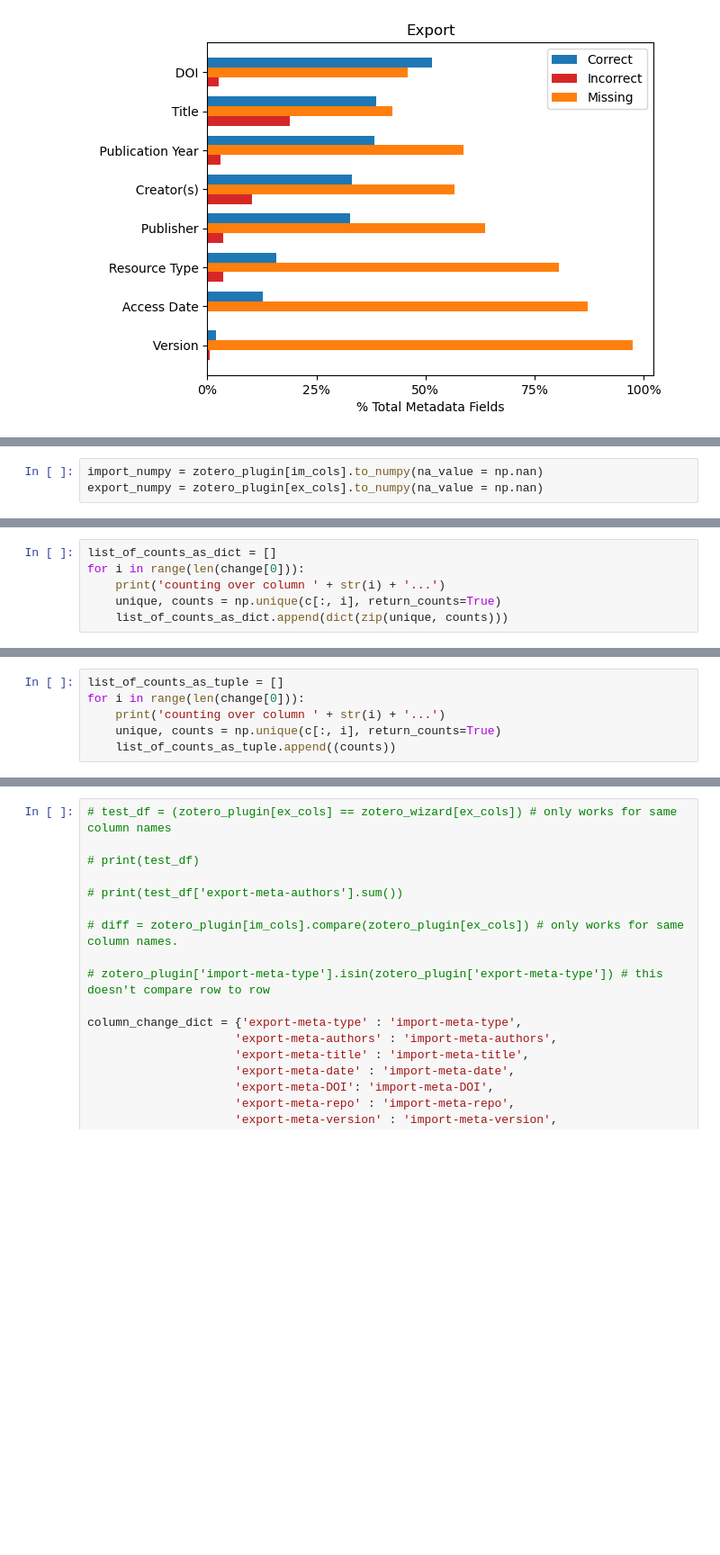
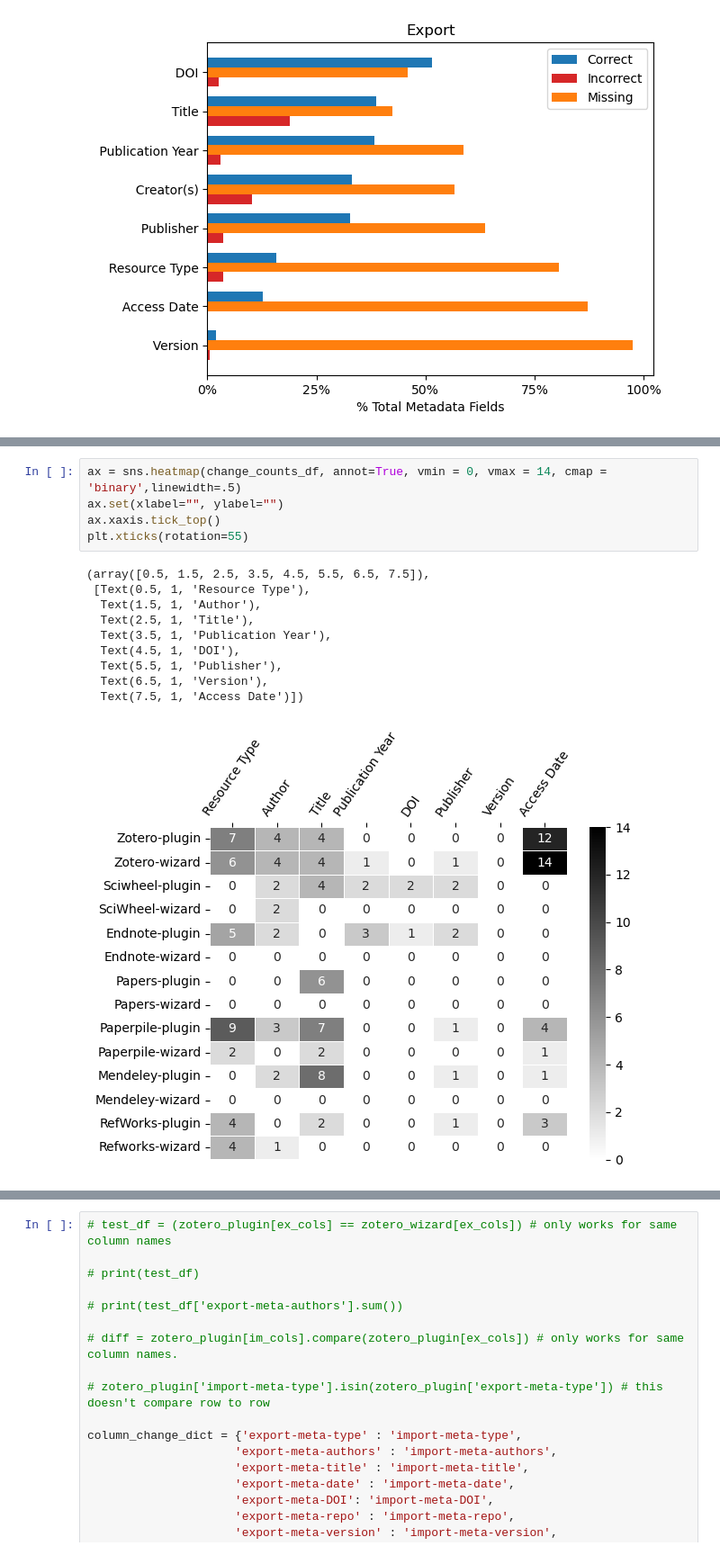
Before and after one commit to kvrouwenvelder/reference-manager-analysis, a Jupyter notebook: reference-manager-citations-ESIP.ipynb, the cells around one changed output, grey strips where cells are left out. Shown at 90% size. Drawn from its saved outputs; the diff is of its cells as text; blank space fills up the shorter version.

Commit message:
added working heatmap counting 0 to 1, NaN and 1 to 1, NaN for import/export comparison of ref mans

```diff
--- a/reference-manager-citations-ESIP.ipynb
+++ b/reference-manager-citations-ESIP.ipynb
@@ -796,3 +776,0 @@ numpy.float64
-# %%
-import_numpy = zotero_plugin[im_cols].to_numpy(na_value = np.nan)
-export_numpy = zotero_plugin[ex_cols].to_numpy(na_value = np.nan)
@@ -822,6 +776,0 @@ len(change[0])
-# %%
-list_of_counts_as_dict = []
-for i in range(len(change[0])):
-    print('counting over column ' + str(i) + '...')
-    unique, counts = np.unique(c[:, i], return_counts=True)
-    list_of_counts_as_dict.append(dict(zip(unique, counts)))
@@ -848,6 +776,0 @@ list_of_counts_as_dict
-# %%
-list_of_counts_as_tuple = []
-for i in range(len(change[0])):
-    print('counting over column ' + str(i) + '...')
-    unique, counts = np.unique(c[:, i], return_counts=True)
-    list_of_counts_as_tuple.append((counts))
@@ -877,0 +903,16 @@ NameError: name 'nan' is not defined
+# %%
+ax = sns.heatmap(change_counts_df, annot=True, vmin = 0, vmax = 14, cmap = 'binary',linewidth=.5)
+ax.set(xlabel="", ylabel="")
+ax.xaxis.tick_top()
+plt.xticks(rotation=55)
+# %% [output]
+(array([0.5, 1.5, 2.5, 3.5, 4.5, 5.5, 6.5, 7.5]),
+ [Text(0.5, 1, 'Resource Type'),
+  Text(1.5, 1, 'Author'),
+  Text(2.5, 1, 'Title'),
+  Text(3.5, 1, 'Publication Year'),
+  Text(4.5, 1, 'DOI'),
+  Text(5.5, 1, 'Publisher'),
+  Text(6.5, 1, 'Version'),
+  Text(7.5, 1, 'Access Date')])
+[figure, added]
```
Also changed, not shown: parts of 23 cells of this notebook.
